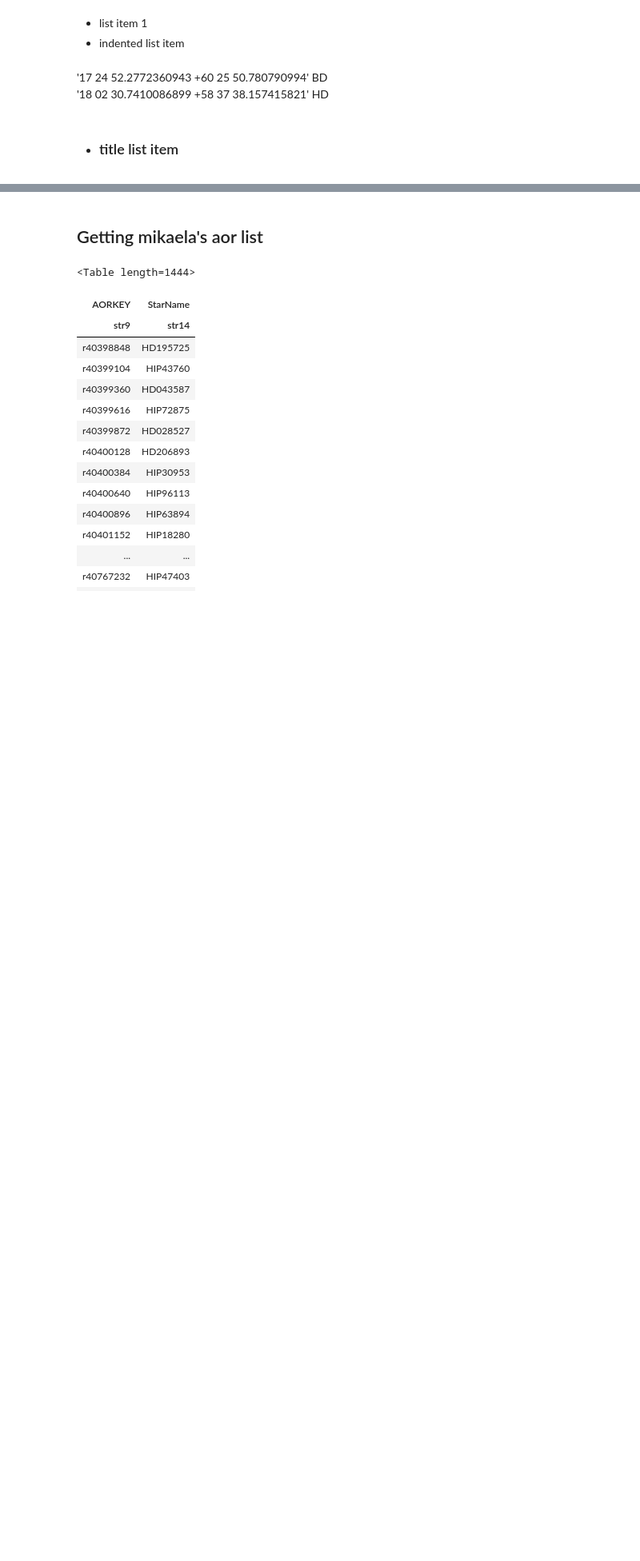
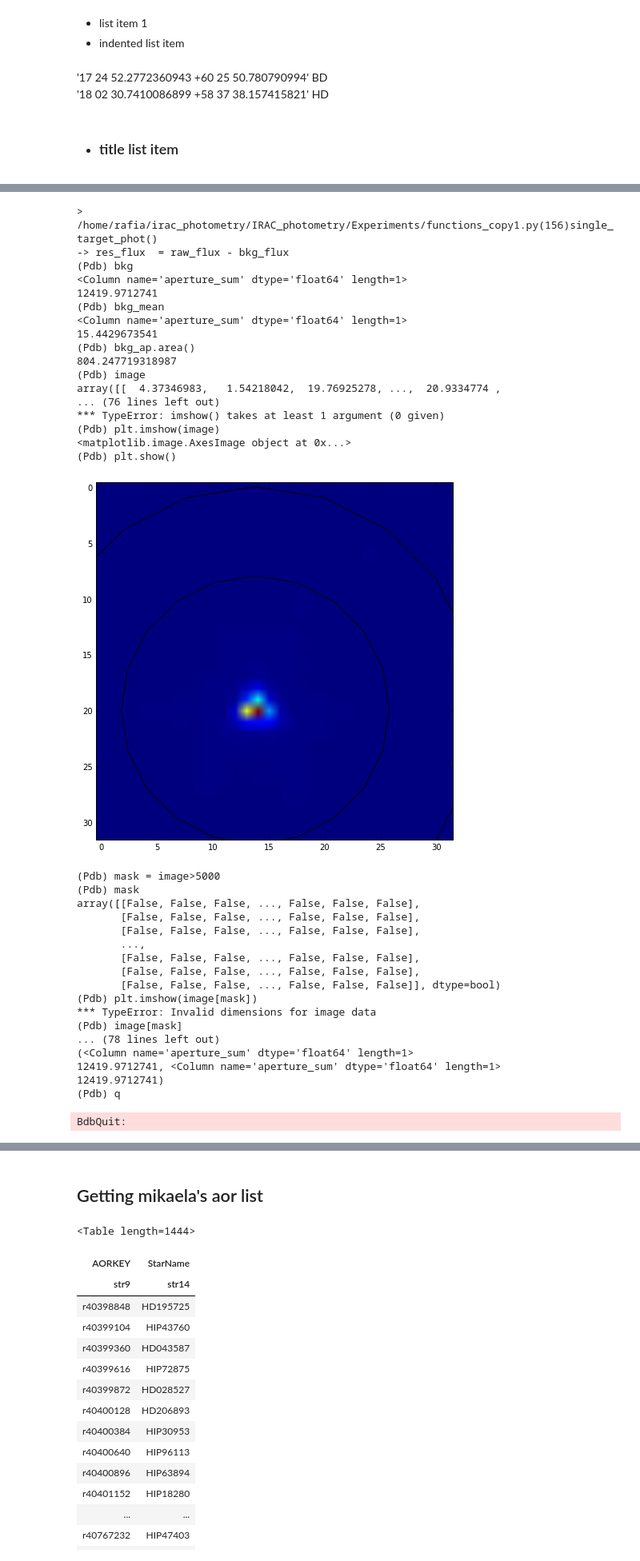
Before and after one commit to eas342/IRAC_photometry, a Jupyter notebook: Experiments/Code Testing.ipynb, the cells around one changed output, grey strips where cells are left out. Shown at 80% size. Saved outputs shown, nothing was run; the diff lists cells and outputs as text; code cells hidden in the pictures; blank space fills up the shorter version.

```diff
--- a/Experiments/Code Testing.ipynb
+++ b/Experiments/Code Testing.ipynb
@@ -29,0 +34,40 @@ plt.rcParams['figure.figsize'] = (10,8)
+# %%
+aor, img, prb = pipe.run('single_hms', ['/data1/phot_cal/spitzer/michaela/r40398848','20 29 34.8651841062 +62 59 38.621587534'],
+         'sub2d', 10, 12, 20, 1.0, 1, 1.221, rejection=True)
+# %% [output]
+> /home/rafia/irac_photometry/IRAC_photometry/Experiments/functions_copy1.py(156)single_target_phot()
+-> res_flux  = raw_flux - bkg_flux
+(Pdb) bkg
+<Column name='aperture_sum' dtype='float64' length=1>
+12419.9712741
+(Pdb) bkg_mean
+<Column name='aperture_sum' dtype='float64' length=1>
+15.4429673541
+(Pdb) bkg_ap.area()
+804.247719318987
+(Pdb) image
+array([[  4.37346983,   1.54218042,  19.76925278, ...,  20.9334774 ,
+... (76 lines left out)
+*** TypeError: imshow() takes at least 1 argument (0 given)
+(Pdb) plt.imshow(image)
+<matplotlib.image.AxesImage object at 0x...>
+(Pdb) plt.show()
+[figure, added]
+(Pdb) mask = image>5000
+(Pdb) mask
+array([[False, False, False, ..., False, False, False],
+       [False, False, False, ..., False, False, False],
+       [False, False, False, ..., False, False, False],
+       ...,
+       [False, False, False, ..., False, False, False],
+       [False, False, False, ..., False, False, False],
+       [False, False, False, ..., False, False, False]], dtype=bool)
+(Pdb) plt.imshow(image[mask])
+*** TypeError: Invalid dimensions for image data
+(Pdb) image[mask]
+... (78 lines left out)
+(<Column name='aperture_sum' dtype='float64' length=1>
+12419.9712741, <Column name='aperture_sum' dtype='float64' length=1>
+12419.9712741)
+(Pdb) q
+BdbQuit:
```
Also changed, not shown: parts of 11 cells of this notebook, 10 other files.
